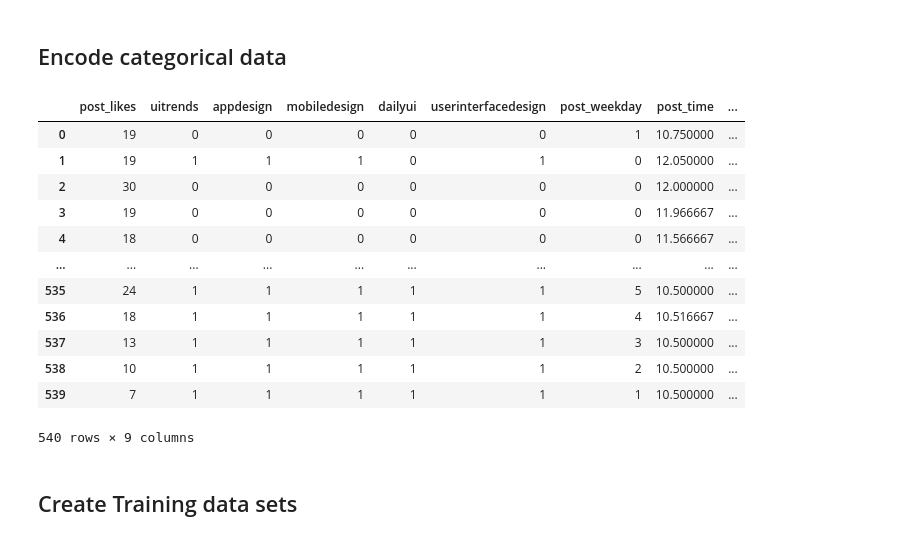
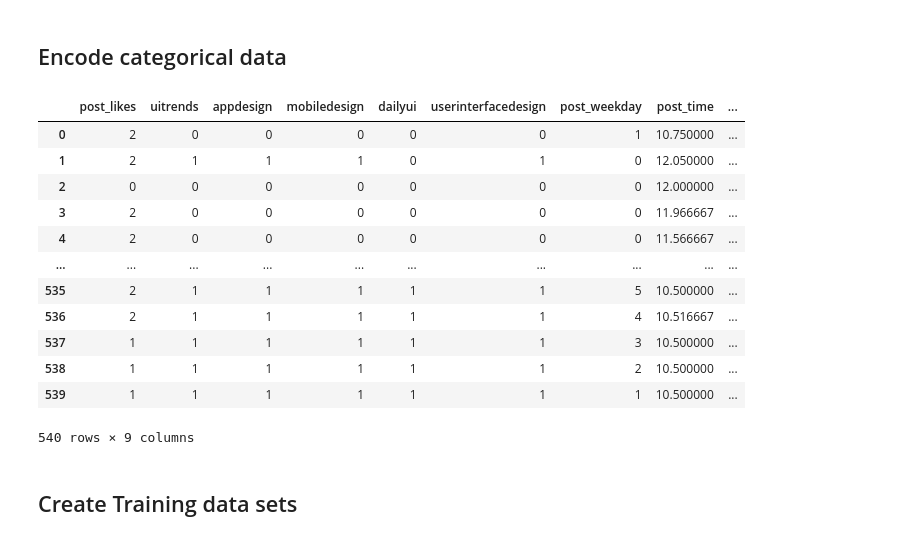
Before and after one commit to praharshbhatt/instagram_post_engagement_predictor, a Jupyter notebook: instagram_post_insights_analysis.ipynb, the cells around one changed output. Cells and saved outputs as stored; diff of their text form; code cells hidden in the pictures.

Commit message:
added classification groups for post likes~

```diff
--- a/instagram_post_insights_analysis.ipynb
+++ b/instagram_post_insights_analysis.ipynb
@@ -107,0 +120,21 @@ Shape:  (540, 4)
+# %%
+# Get the 25th percentile, 50th percentile and 75th percentile of post_likes
+# We will use these as the anchors to classify posts if they are of low, medium or high engagement
+print('Describe post_likes: ', df.post_likes.describe())
+low_like_count = df.post_likes.describe()['25%']
+medium_like_count = df.post_likes.describe()['50%']
+high_like_count = df.post_likes.describe()['75%']
+
+# Loop through all the post likes and encode them to low, medium, and high likes
+for post_likes_index in range(len(df.post_likes)):
+    # Like count of the current post iteration
+    post_like = df.post_likes[post_likes_index]
+
+    if post_like <= low_like_count:
+        df.post_likes[post_likes_index] = 'low'
+    elif post_like > low_like_count and post_like <= medium_like_count:
+        df.post_likes[post_likes_index] = 'medium'
+    else:
+        df.post_likes[post_likes_index] = 'high'
+
+df.post_likes
@@ -360,24 +418,30 @@ Opening in existing browser session.
 # %%
 from sklearn.preprocessing import LabelEncoder
 
 le_post_dominant_colors = LabelEncoder()
 df['post_dominant_colors'] = le_post_dominant_colors.fit_transform(
-    df['post_dominant_colors'])
+    df['post_dominant_colors']
+)
+
+le_post_likes = LabelEncoder()
+df['post_likes'] = le_post_likes.fit_transform(
+    df['post_likes']
+)
 
 df
 # %% [output]
 |  | post_likes | uitrends | appdesign | mobiledesign | dailyui | userinterfacedesign | post_weekday | post_time | ... |
-| 0 | 19 | 0 | 0 | 0 | 0 | 0 | 1 | 10.750000 | ... |
-| 1 | 19 | 1 | 1 | 1 | 0 | 1 | 0 | 12.050000 | ... |
-| 2 | 30 | 0 | 0 | 0 | 0 | 0 | 0 | 12.000000 | ... |
-| 3 | 19 | 0 | 0 | 0 | 0 | 0 | 0 | 11.966667 | ... |
-| 4 | 18 | 0 | 0 | 0 | 0 | 0 | 0 | 11.566667 | ... |
+| 0 | 2 | 0 | 0 | 0 | 0 | 0 | 1 | 10.750000 | ... |
+| 1 | 2 | 1 | 1 | 1 | 0 | 1 | 0 | 12.050000 | ... |
+| 2 | 0 | 0 | 0 | 0 | 0 | 0 | 0 | 12.000000 | ... |
+| 3 | 2 | 0 | 0 | 0 | 0 | 0 | 0 | 11.966667 | ... |
+| 4 | 2 | 0 | 0 | 0 | 0 | 0 | 0 | 11.566667 | ... |
 | ... | ... | ... | ... | ... | ... | ... | ... | ... | ... |
-| 535 | 24 | 1 | 1 | 1 | 1 | 1 | 5 | 10.500000 | ... |
-| 536 | 18 | 1 | 1 | 1 | 1 | 1 | 4 | 10.516667 | ... |
-| 537 | 13 | 1 | 1 | 1 | 1 | 1 | 3 | 10.500000 | ... |
-| 538 | 10 | 1 | 1 | 1 | 1 | 1 | 2 | 10.500000 | ... |
-| 539 | 7 | 1 | 1 | 1 | 1 | 1 | 1 | 10.500000 | ... |
+| 535 | 2 | 1 | 1 | 1 | 1 | 1 | 5 | 10.500000 | ... |
+| 536 | 2 | 1 | 1 | 1 | 1 | 1 | 4 | 10.516667 | ... |
+| 537 | 1 | 1 | 1 | 1 | 1 | 1 | 3 | 10.500000 | ... |
+| 538 | 1 | 1 | 1 | 1 | 1 | 1 | 2 | 10.500000 | ... |
+| 539 | 1 | 1 | 1 | 1 | 1 | 1 | 1 | 10.500000 | ... |
 540 rows × 9 columns
 # %% [markdown]
 ## Create Training data sets
```
Also changed, not shown: parts of 13 cells of this notebook.
